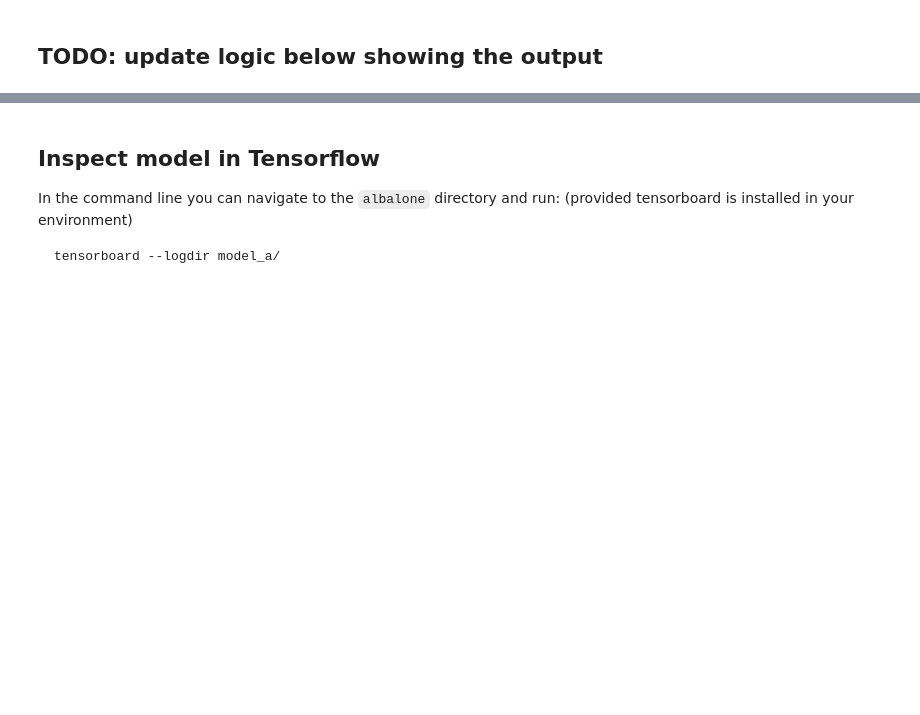
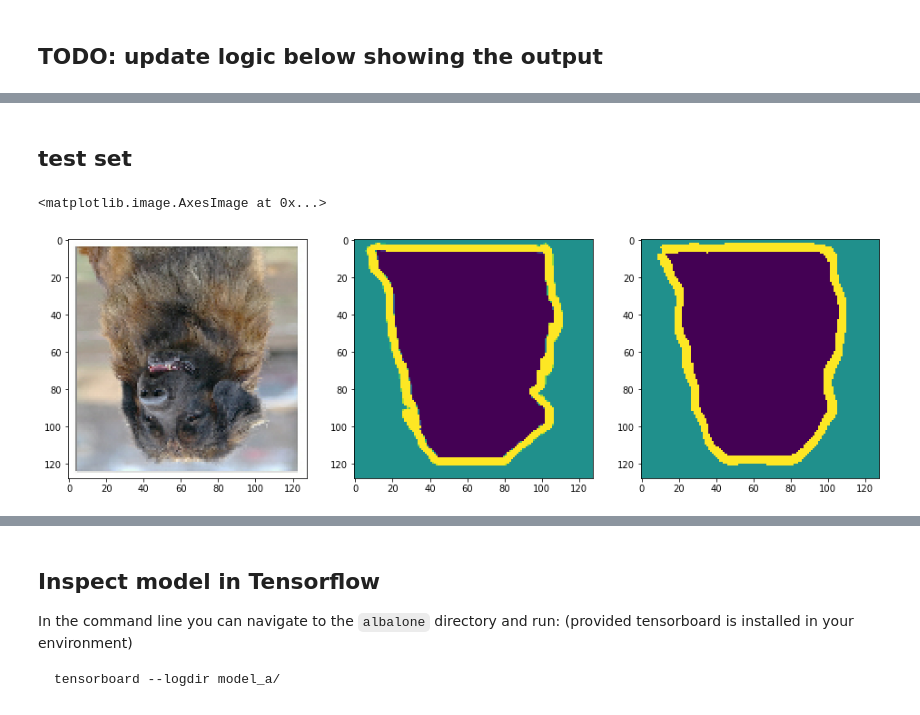
Before and after one commit to yeahml/yeahml, a Jupyter notebook: examples/segmentation_oxford_pets/segmentation.ipynb, the cells around one changed output, grey strips where cells are left out. Saved outputs shown, nothing was run; the diff lists cells and outputs as text; code cells hidden in the pictures; blank space fills up the shorter version.

Commit message:
update segmentation example

```diff
--- a/examples/segmentation_oxford_pets/segmentation.ipynb
+++ b/examples/segmentation_oxford_pets/segmentation.ipynb
@@ -209,0 +202,19 @@ axes[2].imshow(tf.argmax(z[plt_num], axis=-1))
+# %% [markdown]
+## test set
+# %%
+from yeahml.dataset.util import get_configured_dataset
+test_ds = get_configured_dataset(yml_dict["data"], yml_dict["hyper_parameters"], ds=ds_dict["oxford_iiit_pet"]["test"])
+# %%
+for test_batch in test_ds.take(1):
+    test_out = model(test_batch)
+# %%
+# hand picked "good"-ish example
+plt_num = 3
+
+fig, axes = plt.subplots(1, 3, figsize=(16,5))
+axes[0].imshow(tf.squeeze(test_batch[0][plt_num]))
+axes[1].imshow(tf.squeeze(test_batch[1][plt_num]))
+axes[2].imshow(tf.argmax(test_out[plt_num], axis=-1))
+# %% [output]
+<matplotlib.image.AxesImage at 0x...>
+[figure, added]
```
Also changed, not shown: parts of 9 cells of this notebook, 6 other files.
